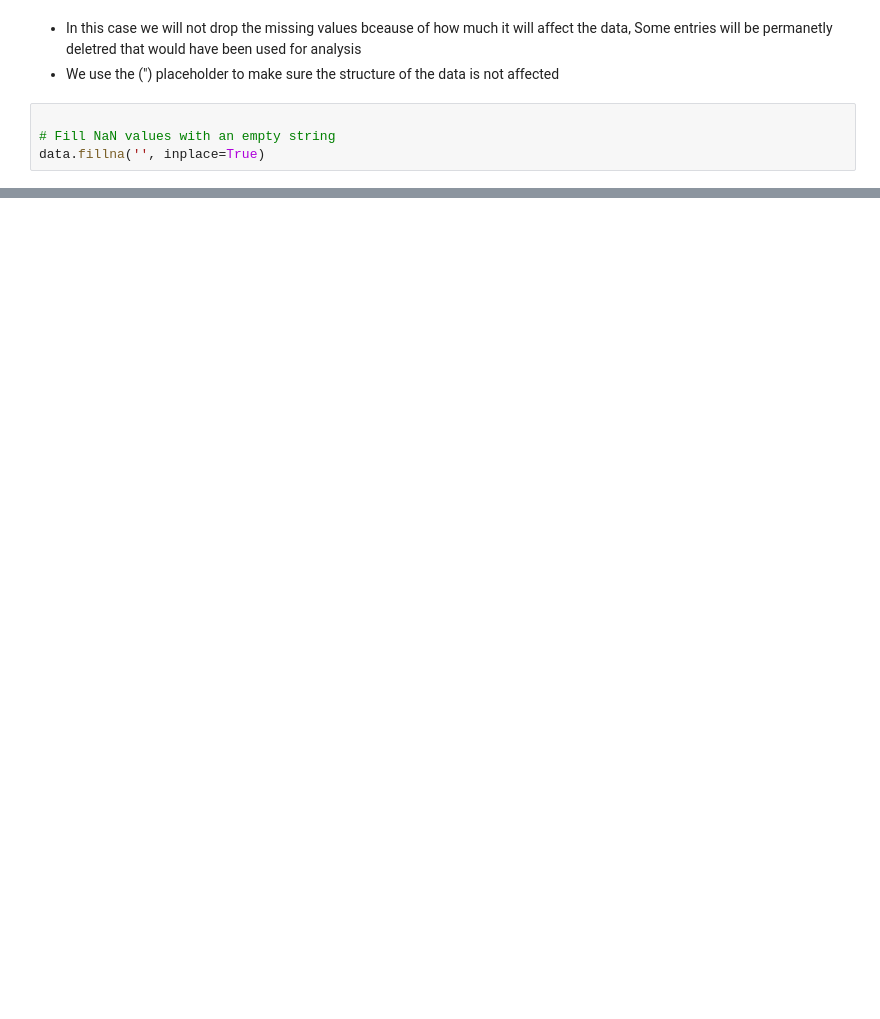
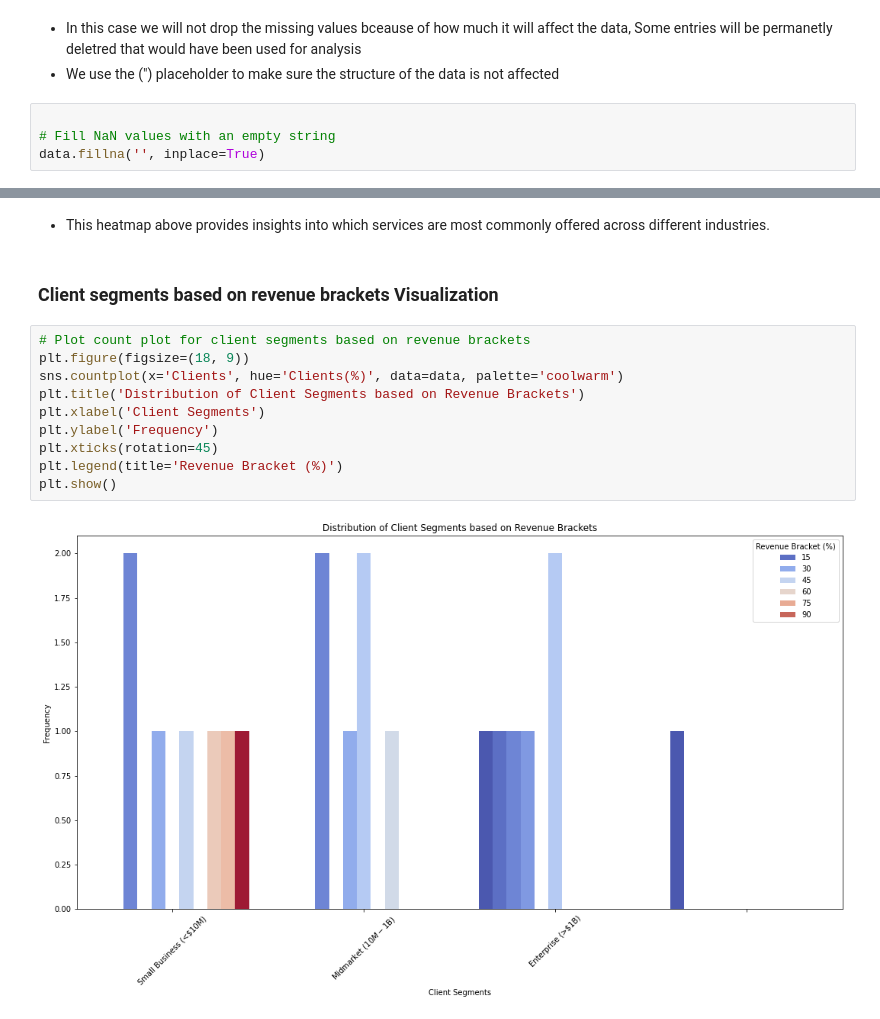
Before and after one commit to Edna722/Market-Analysis, a Jupyter notebook: Market Analysis.ipynb, the cells around one changed output, grey strips where cells are left out. Drawn from its saved outputs; the diff is of its cells as text; blank space fills up the shorter version.

```diff
--- a/Market Analysis.ipynb
+++ b/Market Analysis.ipynb
@@ -182,0 +275,16 @@ data
+# %% [markdown]
+* This heatmap above provides insights into which services are most commonly offered across different industries.
+# %% [markdown]
+### Client segments based on revenue brackets Visualization
+# %%
+# Plot count plot for client segments based on revenue brackets
+plt.figure(figsize=(18, 9))
+sns.countplot(x='Clients', hue='Clients(%)', data=data, palette='coolwarm')
+plt.title('Distribution of Client Segments based on Revenue Brackets')
+plt.xlabel('Client Segments')
+plt.ylabel('Frequency')
+plt.xticks(rotation=45)
+plt.legend(title='Revenue Bracket (%)')
+plt.show()
+# %% [output]
+[figure, added]
```
Also changed, not shown: parts of 40 cells of this notebook.
